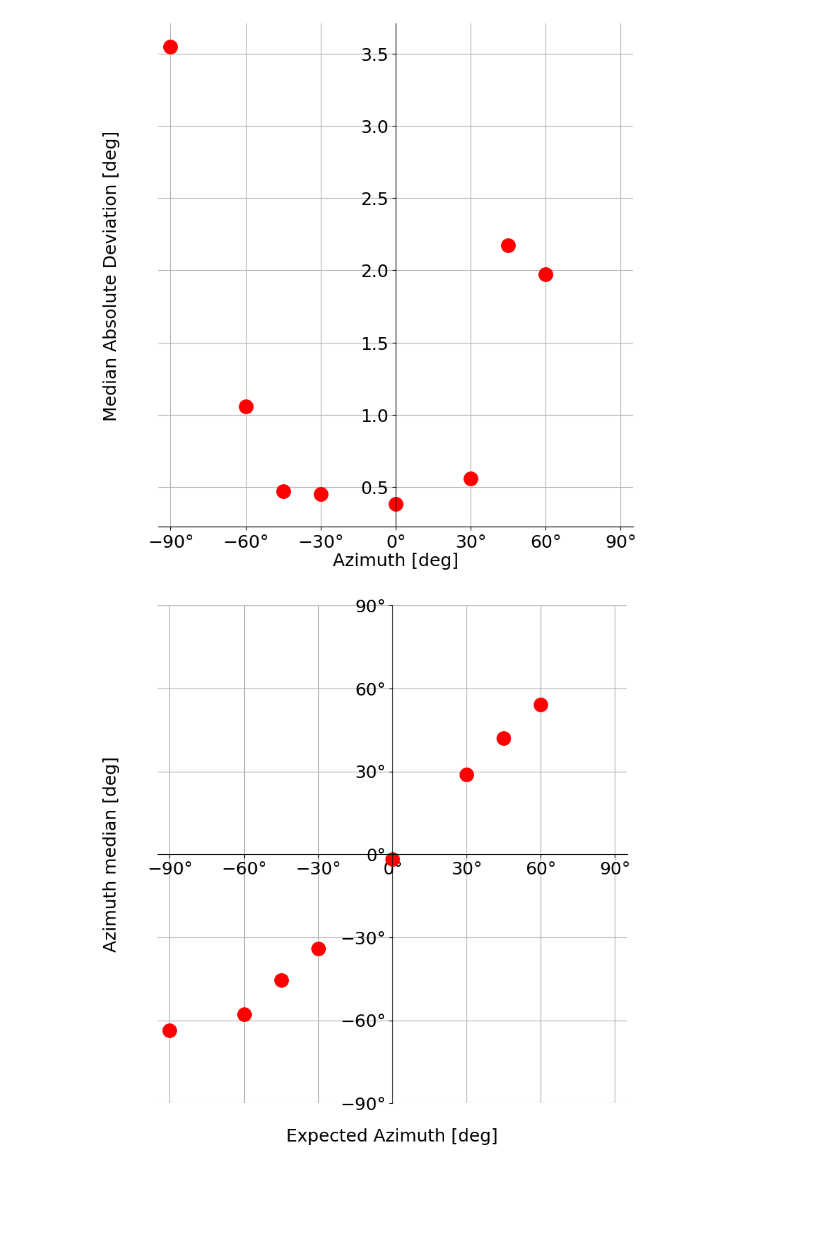
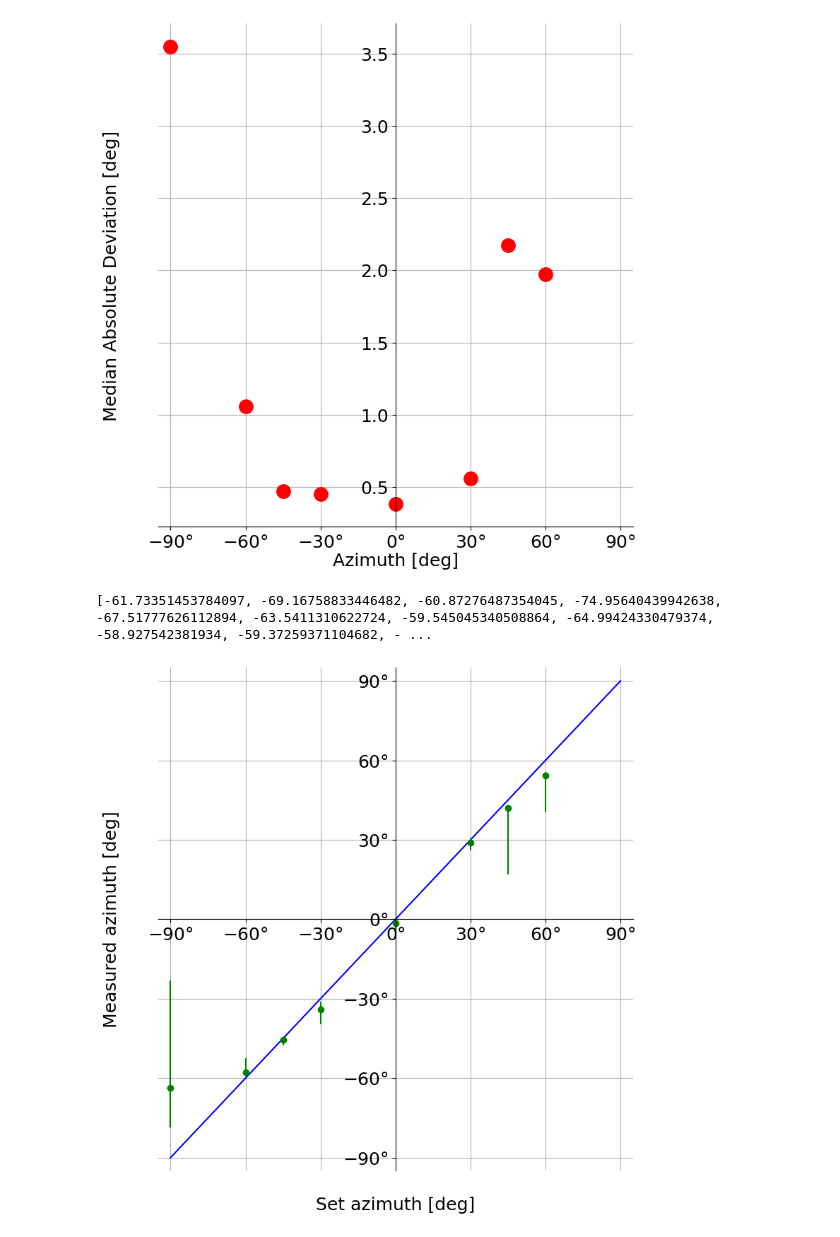
Before and after one commit to TraitorablePL/BLE_DirectionFinding, a Jupyter notebook: AoA_Localization_Engine/test_sheet.ipynb, the cells around one changed output. Drawn from its saved outputs; the diff is of its cells as text; code cells hidden in the pictures; blank space fills up the shorter version.

```diff
--- a/AoA_Localization_Engine/test_sheet.ipynb
+++ b/AoA_Localization_Engine/test_sheet.ipynb
@@ -1748,43 +1748,67 @@ ax.spines['left'].set_position('zero')
 ax.spines['bottom'].set_position('zero')
 ax.grid(True)
 ax.set_xlim(-95,95)
-ax.set_ylim(-90,90)
+ax.set_ylim(-95,95)
 ax.xaxis.set_label_coords(0, -0.05)
 ax.yaxis.set_label_coords(-0.08, 0)
-ax.set_ylabel('Azimuth median [deg]', fontsize='18')
-ax.set_xlabel('Expected Azimuth [deg]', fontsize='18')
+ax.set_ylabel('Measured azimuth [deg]', fontsize='18')
+ax.set_xlabel('Set azimuth [deg]', fontsize='18')
 ax.tick_params(labelsize=18)
 ticks = np.arange(-90,92,30)
 ax.xaxis.set_ticks(ticks, [f"${i}\degree$" for i in ticks])
 ax.yaxis.set_ticks(ticks, [f"${i}\degree$" for i in ticks])
 # ax.set_title("Antenna matrix azimuth range measurements", fontsize='20')
 plot_ticks = [-90, -60, -45, -30, 0, 30, 45, 60]
 
+mad_azim = []
+median_azim = []
+max_azim = []
+min_azim = []
+# max(combined_azim[i])
+
+print(combined_azim[0])
+
 for i in range(0, len(min_val)):
-    # mad_azim = median(abs(combined_azim[i]-median(combined_azim[i])))
-    plt.plot(plot_ticks[i], median(combined_azim[i]), 'ro', markersize=14)
+    mad_azim.append(median(abs(combined_azim[i]-median(combined_azim[i]))))
+
+
+    max_azim.append(abs(max(combined_azim[i]) - plot_ticks[i]))
+    min_azim.append(abs(min(combined_azim[i]) - plot_ticks[i]))
+    median_azim.append(median(combined_azim[i]))
+
+plt.plot([-90,90], [-90,90], 'b')
+
+# ax.locator_params(nbins=4)
+
+# ax = axs[0,1]
+# ax.errorbar(plot_ticks, mad_azim, xerr=2, fmt='o')
+# ax.set_title('Hor. symmetric')
+plt.errorbar(plot_ticks, median_azim, yerr=[min_azim, max_azim], fmt='go')
+# plt.plot(plot_ticks, median_azim, 'ro')
+
 
 # for i in range(0, len(min_val)):
 #     mad_azim = median(abs(combined_azim[i]-median(combined_azim[i])))
 #     mad_elev = median(abs(combined_elev[i]-median(combined_elev[i])))
 #     sd_azim = stdev(combined_azim[i])
 #     sd_elev = stdev(combined_elev[i])
 #     print(f"{i} Max Azimuth: {max(combined_azim[i]):.2f}")
 #     print(f"{i} Min Azimuth: {min(combined_azim[i]):.2f}")
 #     print(f"{i} Median Azimuth: {median(combined_azim[i]):.2f}")
 #     print(f"{i} MAD Azimuth: {mad_azim:.2f}")
 
 plt.subplots_adjust(left=0.11,
                     bottom=0.08,
                     right=0.95,
                     top=0.97,
                     wspace=0.15,
                     hspace=0.9)
 # plt.tight_layout()
 # plt.show()
 plt.savefig("Median_vs_expected.jpg")
 # %% [output]
+[-61.73351453784097, -69.16758833446482, -60.87276487354045, -74.95640439942638, -67.51777626112894, -63.5411310622724, -59.545045340508864, -64.99424330479374, -58.927542381934, -59.37259371104682, - ...
-[figure, old version]
+[figure, new version]
 # %%
 # Power consumption plots CSV Default
 
```
